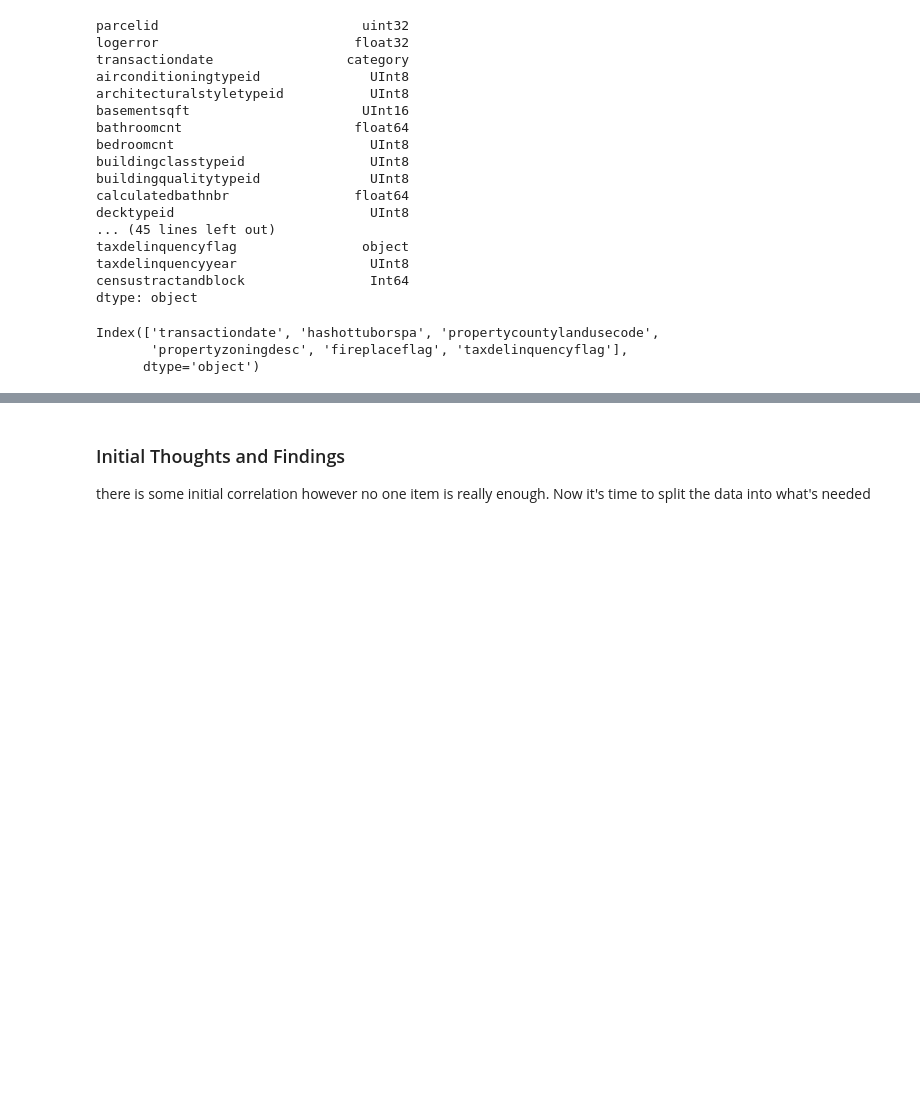
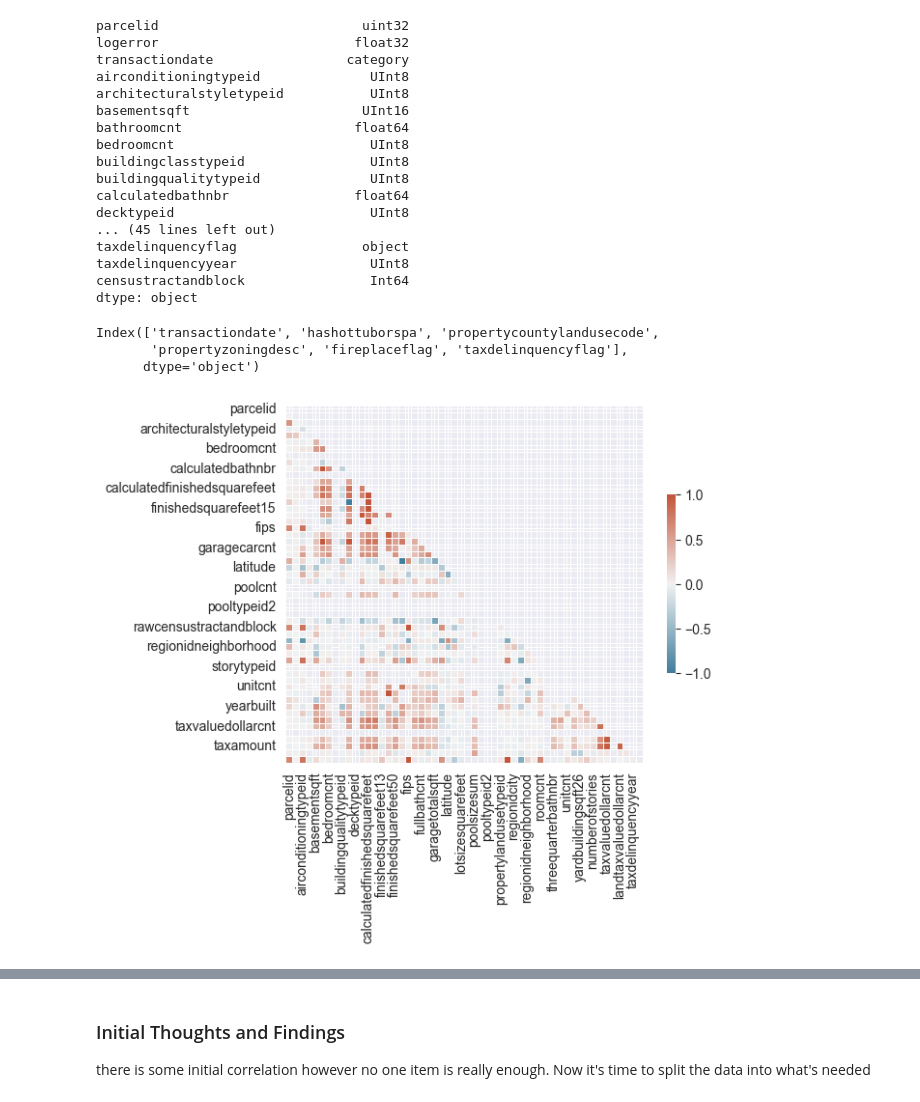
Before and after one commit to Coopsims/Zillow-Price, a Jupyter notebook: Zillow-EDA.ipynb, the cells around one changed output, grey strips where cells are left out. Drawn from its saved outputs; the diff is of its cells as text; code cells hidden in the pictures; blank space fills up the shorter version.

Commit message:
corr matrix

```diff
--- a/Zillow-EDA.ipynb
+++ b/Zillow-EDA.ipynb
@@ -159,14 +159,16 @@ Index(['transactiondate', 'hashottuborspa', 'propertycountylandusecode',
 train_df.drop(['transactiondate', 'hashottuborspa', 'propertycountylandusecode',
                'propertyzoningdesc', 'fireplaceflag', 'taxdelinquencyflag'],axis=1, inplace=True)
 # %%
-# corr_matrix = train_df.corr()
-#
-# mask = np.triu(np.ones_like(corr_matrix, dtype=bool))
-#
-# cmap = sns.diverging_palette(230, 20, as_cmap=True)
-#
-# sns.heatmap(corr_matrix, mask=mask, cmap=cmap, center=0,
-#             square=True, linewidths=.5, cbar_kws={"shrink": .5})
-#
-# plt.show()
+corr_matrix = train_df.corr()
+
+mask = np.triu(np.ones_like(corr_matrix, dtype=bool))
+
+cmap = sns.diverging_palette(230, 20, as_cmap=True)
+
+sns.heatmap(corr_matrix, mask=mask, cmap=cmap, center=0,
+            square=True, linewidths=.5, cbar_kws={"shrink": .5})
+
+plt.show()
+# %% [output]
+[figure, added]
 # %%
```
Also changed, not shown: parts of 3 cells of this notebook, 1 other file.
